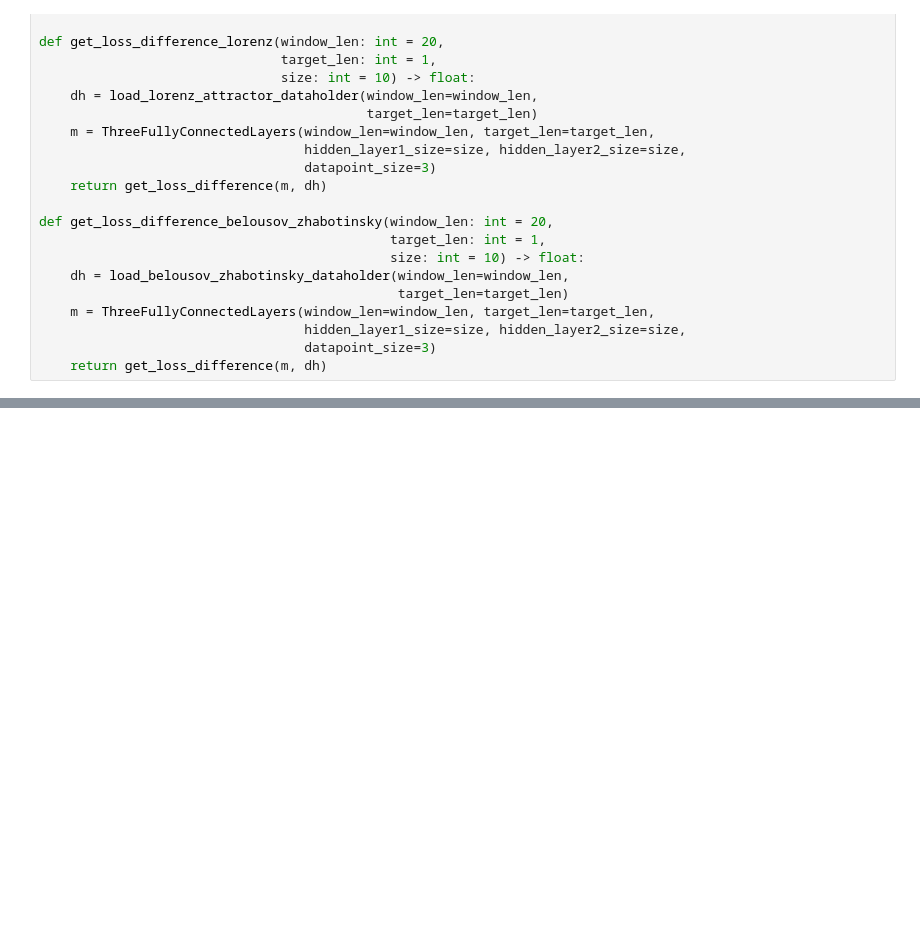
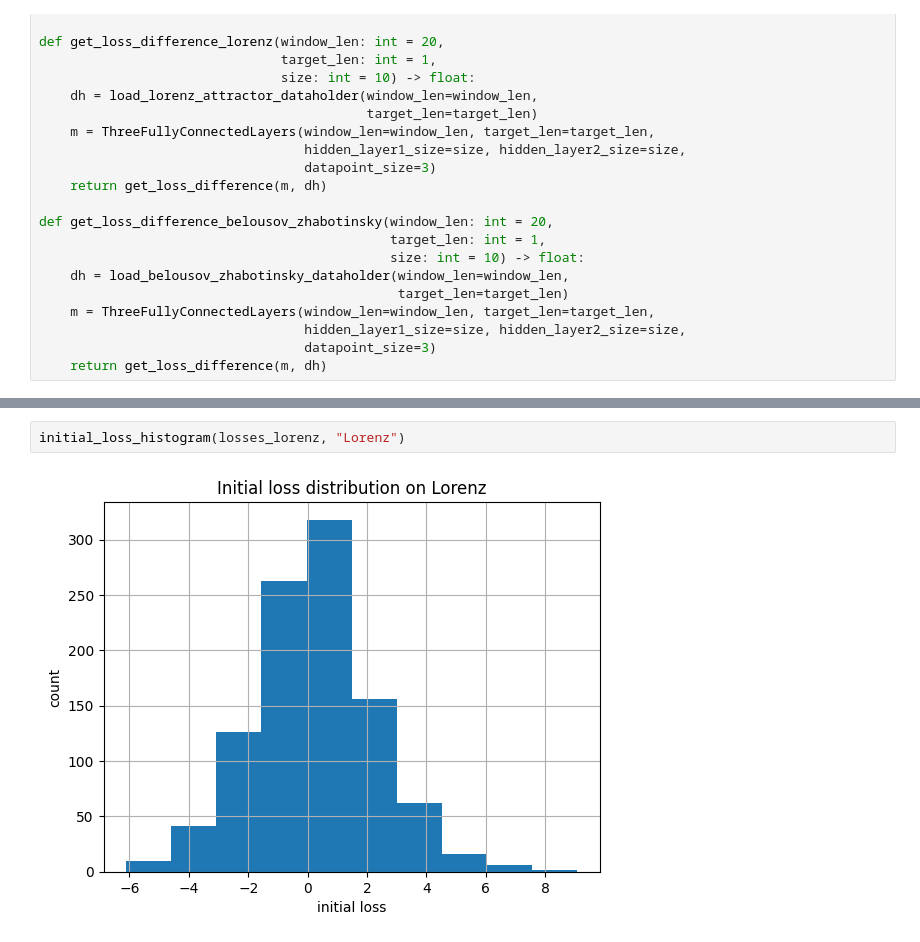
Before and after one commit to mathymess/reversibility-of-processes, a Jupyter notebook: initial_loss_stats.ipynb, the cells around one changed output, grey strips where cells are left out. Saved outputs shown, nothing was run; the diff lists cells and outputs as text; blank space fills up the shorter version.

```diff
--- a/initial_loss_stats.ipynb
+++ b/initial_loss_stats.ipynb
@@ -135,0 +147,4 @@ loss = LossCalculator(system="kepler")
+# %%
+initial_loss_histogram(losses_lorenz, "Lorenz")
+# %% [output]
+[figure, added]
```
Also changed, not shown: parts of 14 cells of this notebook.
